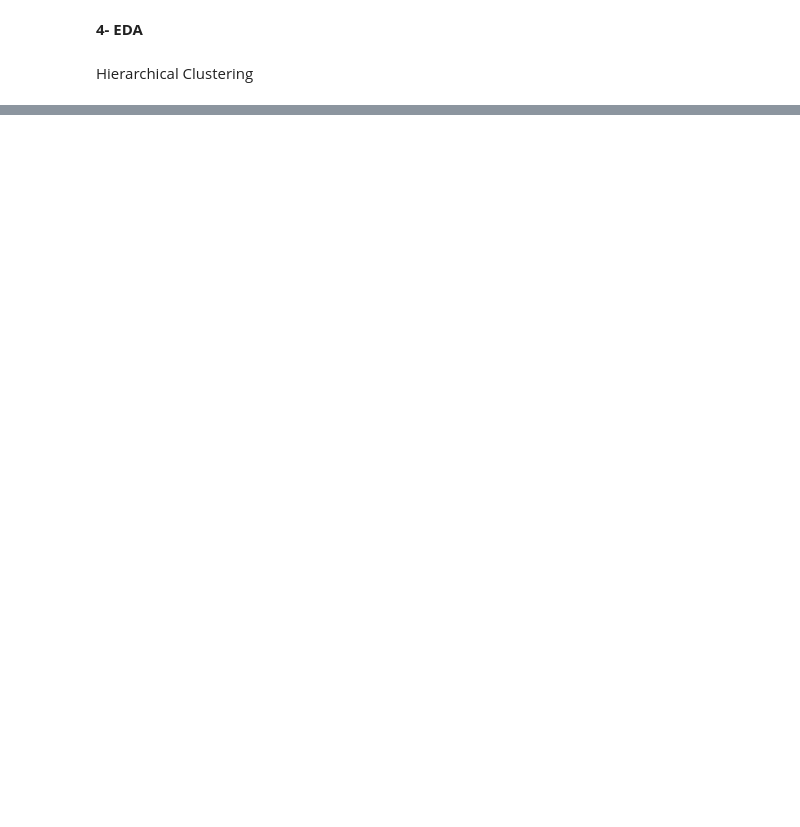
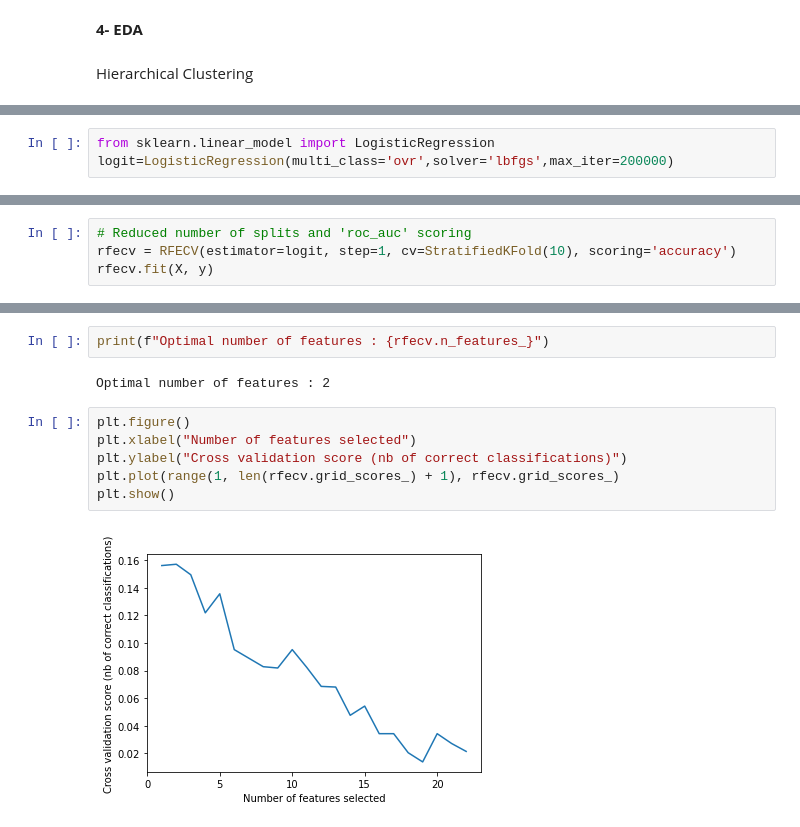
Before and after one commit to salmanalmaskati/salmanalmaskati.github.io, a Jupyter notebook: CPS 844 Labs/Project/project2.ipynb, the cells around one changed output, grey strips where cells are left out. Drawn from its saved outputs; the diff is of its cells as text; blank space fills up the shorter version.

```diff
--- a/CPS 844 Labs/Project/project2.ipynb
+++ b/CPS 844 Labs/Project/project2.ipynb
@@ -509,0 +590,3 @@ plt.show()
+# %%
+from sklearn.linear_model import LogisticRegression
+logit=LogisticRegression(multi_class='ovr',solver='lbfgs',max_iter=200000)
@@ -509,0 +605,4 @@ plt.show()
+# %%
+# Reduced number of splits and 'roc_auc' scoring
+rfecv = RFECV(estimator=logit, step=1, cv=StratifiedKFold(10), scoring='accuracy')
+rfecv.fit(X, y)
@@ -509,0 +630,12 @@ plt.show()
+# %%
+print(f"Optimal number of features : {rfecv.n_features_}")
+# %% [output]
+Optimal number of features : 2
+# %%
+plt.figure()
+plt.xlabel("Number of features selected")
+plt.ylabel("Cross validation score (nb of correct classifications)")
+plt.plot(range(1, len(rfecv.grid_scores_) + 1), rfecv.grid_scores_)
+plt.show()
+# %% [output]
+[figure, added]
```
Also changed, not shown: parts of 38 cells of this notebook.
